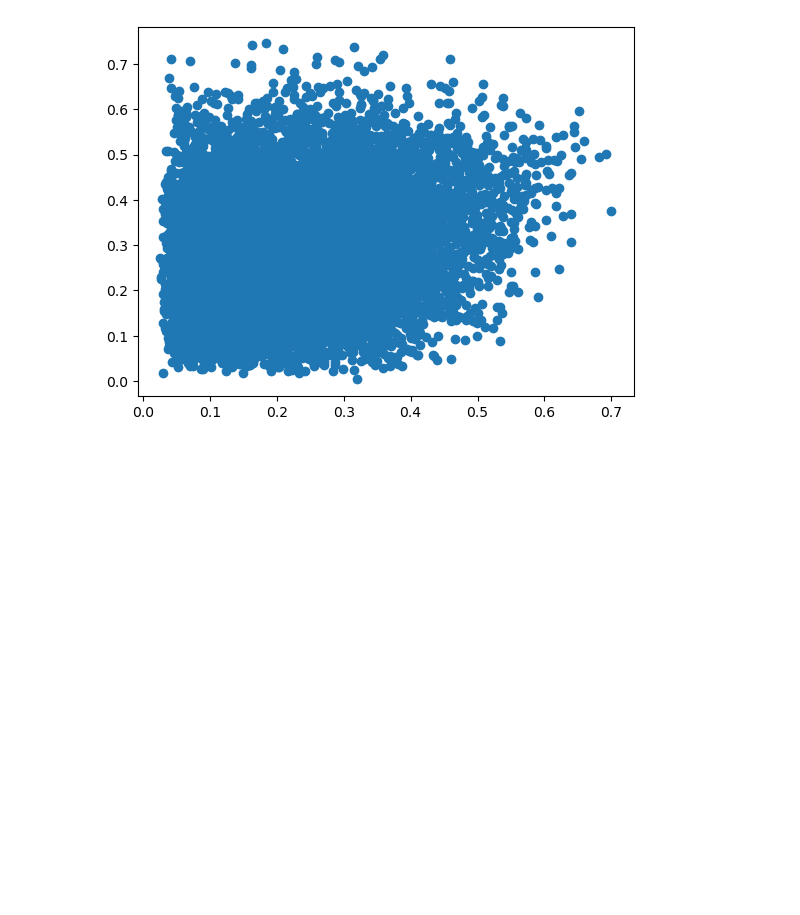
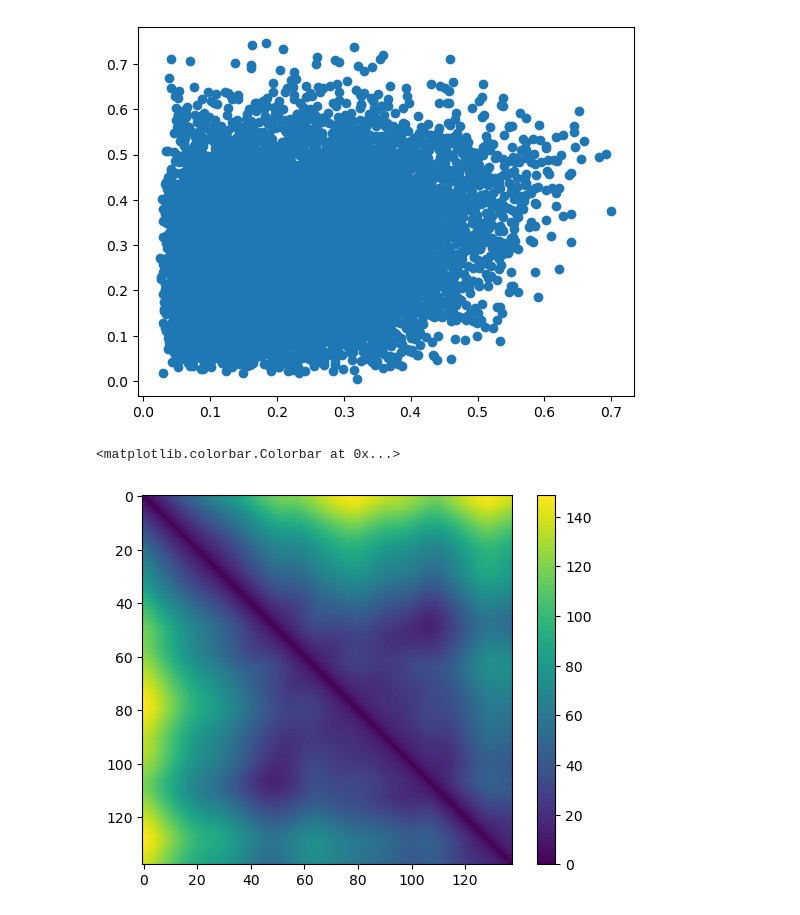
Before and after one commit to idptools/starling, a Jupyter notebook: starling/training/viz_maps.ipynb, the cells around one changed output. Drawn from its saved outputs; the diff is of its cells as text; code cells hidden in the pictures; blank space fills up the shorter version.

```diff
--- a/starling/training/viz_maps.ipynb
+++ b/starling/training/viz_maps.ipynb
@@ -850,3 +851,17 @@ cf = CALVADOS_frontend()
 protein = 'AKEDCNFW'
 # %%
 test = mf.intermolecular_idr_matrix(protein,protein, window_size=1)
+# %%
+# sampled_distance_maps = np.load('VAE_resnet18_generated.npy')
+sampled_distance_maps_Q = np.load('/home/bnovak/projects/autoencoder_training/VAE_training/testing_cond_vae/Q.npy')
+sampled_distance_maps_E = np.load('/home/bnovak/projects/autoencoder_training/VAE_training/testing_cond_vae/E.npy')
+# %%
+upper_triangle = np.triu(sampled_distance_maps_Q[0][0])
+sampled_distance_maps_Q = upper_triangle + upper_triangle.T
+np.fill_diagonal(sampled_distance_maps_Q, 0)
+
+plt.imshow(sampled_distance_maps_Q)
+plt.colorbar()
+# %% [output]
+<matplotlib.colorbar.Colorbar at 0x...>
+[figure, added]
```
Also changed, not shown: parts of 17 cells of this notebook.
